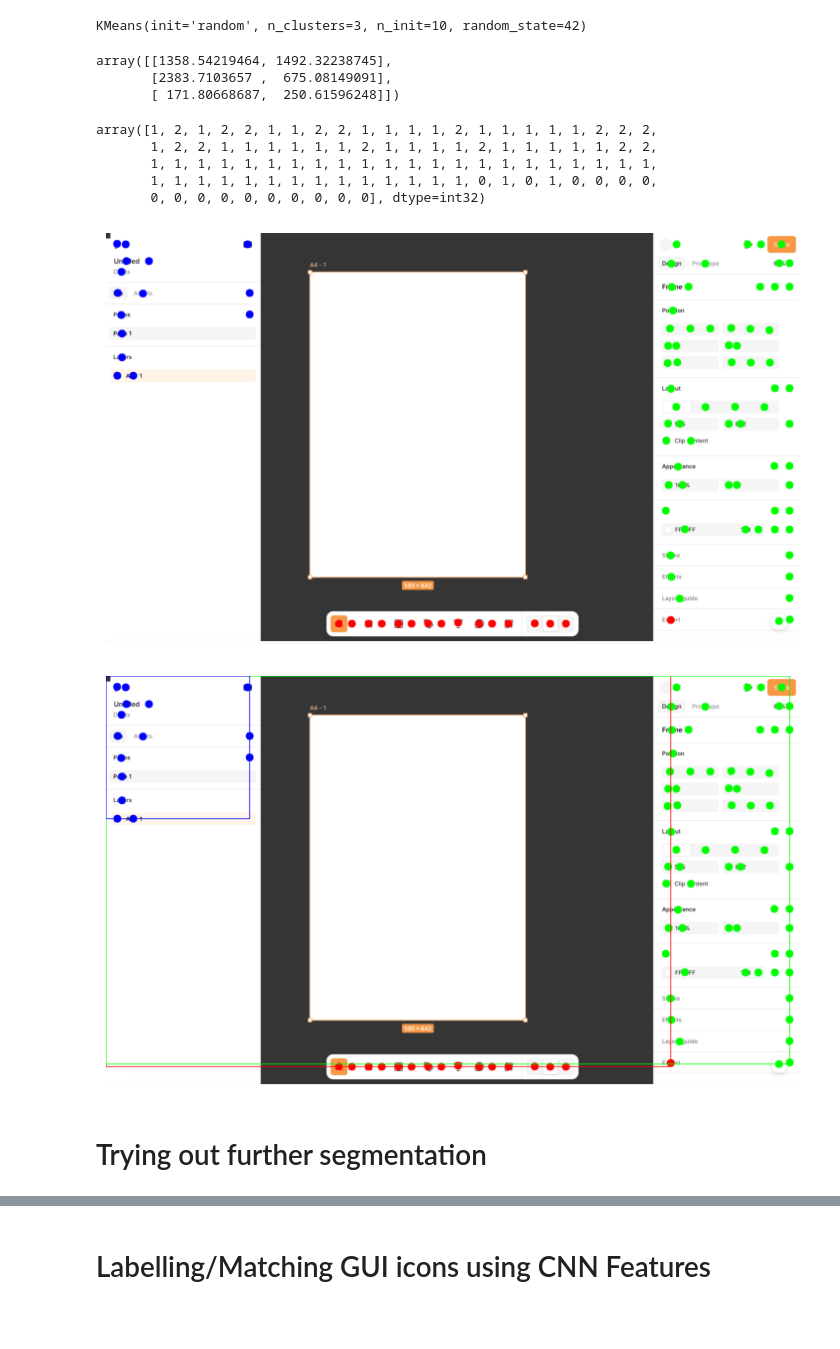
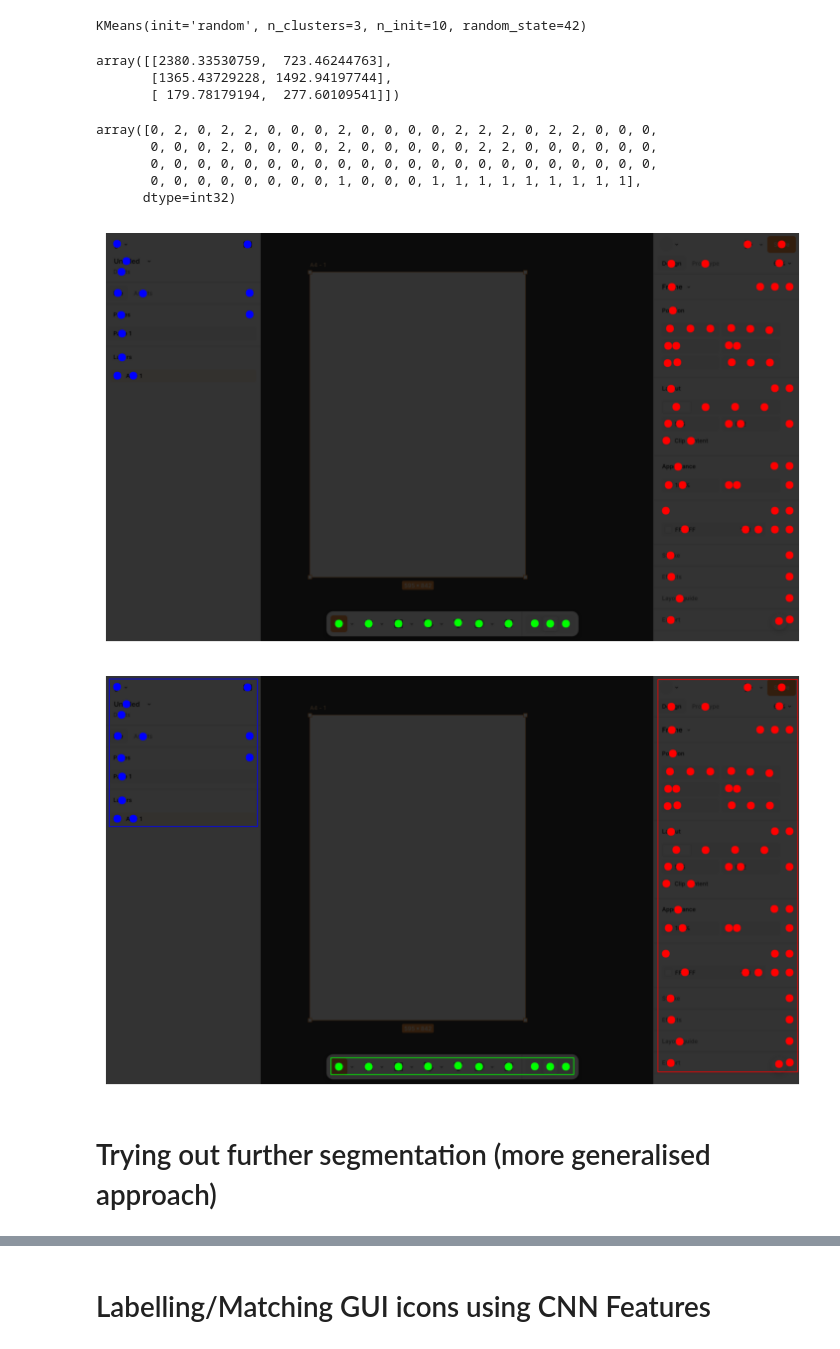
Before and after one commit to marcitt/GUI-analysis, a Jupyter notebook: main.ipynb, the cells around one changed output, grey strips where cells are left out. Saved outputs shown, nothing was run; the diff lists cells and outputs as text; code cells hidden in the pictures; blank space fills up the shorter version.

```diff
--- a/main.ipynb
+++ b/main.ipynb
@@ -133,7 +135,7 @@ centres_dataset = []
 for i in range(1, totalLabels):
     area = stats[i, cv2.CC_STAT_AREA]
 
-    if (area > 200) and (area < 9000):
+    if (area > 300) and (area < 9000):
 
         (cX, cY) = centroids[i]
 
@@ -150,5 +152,5 @@ for i in range(1, totalLabels):
         centres_dataset.append([cX, cY])
 
 
-imshow(bounding_boxes, write=False)
+imshow(bounding_boxes, "bounding_boxes.png")
 # %% [output]
@@ -170,23 +172,26 @@ KMeans(init='random', n_clusters=3, n_init=10, random_state=42)
 # %%
 kmeans.cluster_centers_
 # %% [output]
-array([[1358.54219464, 1492.32238745],
-       [2383.7103657 ,  675.08149091],
-       [ 171.80668687,  250.61596248]])
+array([[2380.33530759,  723.46244763],
+       [1365.43729228, 1492.94197744],
+       [ 179.78179194,  277.60109541]])
 # %%
 kmeans.labels_
 # %% [output]
-array([1, 2, 1, 2, 2, 1, 1, 2, 2, 1, 1, 1, 1, 2, 1, 1, 1, 1, 1, 2, 2, 2,
-       1, 2, 2, 1, 1, 1, 1, 1, 1, 2, 1, 1, 1, 1, 2, 1, 1, 1, 1, 1, 2, 2,
-       1, 1, 1, 1, 1, 1, 1, 1, 1, 1, 1, 1, 1, 1, 1, 1, 1, 1, 1, 1, 1, 1,
-       1, 1, 1, 1, 1, 1, 1, 1, 1, 1, 1, 1, 1, 1, 0, 1, 0, 1, 0, 0, 0, 0,
-       0, 0, 0, 0, 0, 0, 0, 0, 0, 0], dtype=int32)
+array([0, 2, 0, 2, 2, 0, 0, 0, 2, 0, 0, 0, 0, 2, 2, 2, 0, 2, 2, 0, 0, 0,
+       0, 0, 0, 2, 0, 0, 0, 0, 2, 0, 0, 0, 0, 0, 2, 2, 0, 0, 0, 0, 0, 0,
+       0, 0, 0, 0, 0, 0, 0, 0, 0, 0, 0, 0, 0, 0, 0, 0, 0, 0, 0, 0, 0, 0,
+       0, 0, 0, 0, 0, 0, 0, 0, 1, 0, 0, 0, 1, 1, 1, 1, 1, 1, 1, 1, 1],
+      dtype=int32)
 # %%
+
+
+
+h = img.shape[0]
+w = img.shape[1]
+
 overlay = img.copy() # crete an overlay to place over the image
-cv2.rectangle(overlay, (0, 0), (h, w), (0, 0, 0), -1) # convert to a black overlay
-
-w = img.shape[0]
-h = img.shape[1]
+cv2.rectangle(overlay, (0, 0), (w, h), (0, 0, 0), -1) # convert to a black overlay
 
 alpha = 0.8
 shaded = cv2.addWeighted(overlay, alpha, img, 1 - alpha, 0) # place shade over the original image
@@ -258,18 +263,38 @@ for idx, p in enumerate(centres_dataset):
 
 imshow(cluster_view)
 # %% [output]
-[figure, old version]
+[figure, new version]
 # %%
 # draw the bounding boxes for each cluster
+
+pad = 30
+
+c0x_min = max(0, c0x_min - pad)
+c0x_max = min(w, c0x_max + pad)
+
+c0y_min = max(0, c0y_min - pad)
+c0y_max = min(h, c0y_max + pad)
+
+c1x_min = max(0, c1x_min - pad)
+c1x_max = min(w, c1x_max + pad)
+
+c1y_min = max(0, c1y_min - pad)
+c1y_max = min(h, c1y_max + pad)
+
+c2x_min = max(0, c2x_min - pad)
+c2x_max = min(w, c2x_max + pad)
+
+c2y_min = max(0, c2y_min - pad)
+c2y_max = min(h, c2y_max + pad)
 
 cv2.rectangle(cluster_view, (c0x_min, c0y_min), (c0x_max , c0y_max ), (255, 0, 0), 2)
 cv2.rectangle(cluster_view, (c1x_min, c1y_min), (c1x_max , c1y_max ), (0, 255, 0), 2)
 cv2.rectangle(cluster_view, (c2x_min, c2y_min), (c2x_max , c2y_max ), (0, 0, 255), 2)
 imshow(cluster_view)
 # %% [output]
-[figure, old version]
+[figure, new version]
 # %% [markdown]
-# Trying out further segmentation
+# Trying out further segmentation (more generalised approach)
 # %%
 n_clusters = 5
 
```
Also changed, not shown: parts of 17 cells of this notebook.
